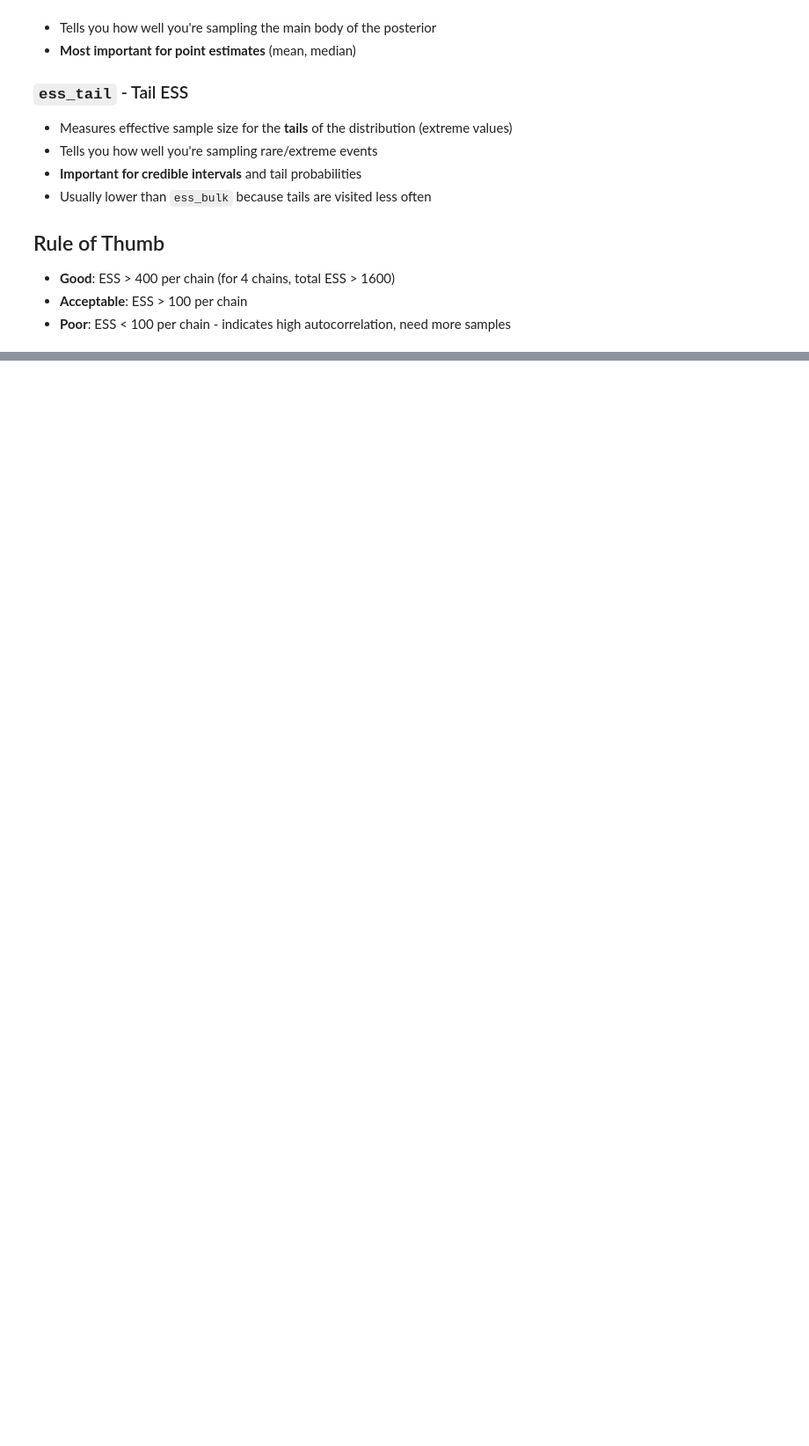
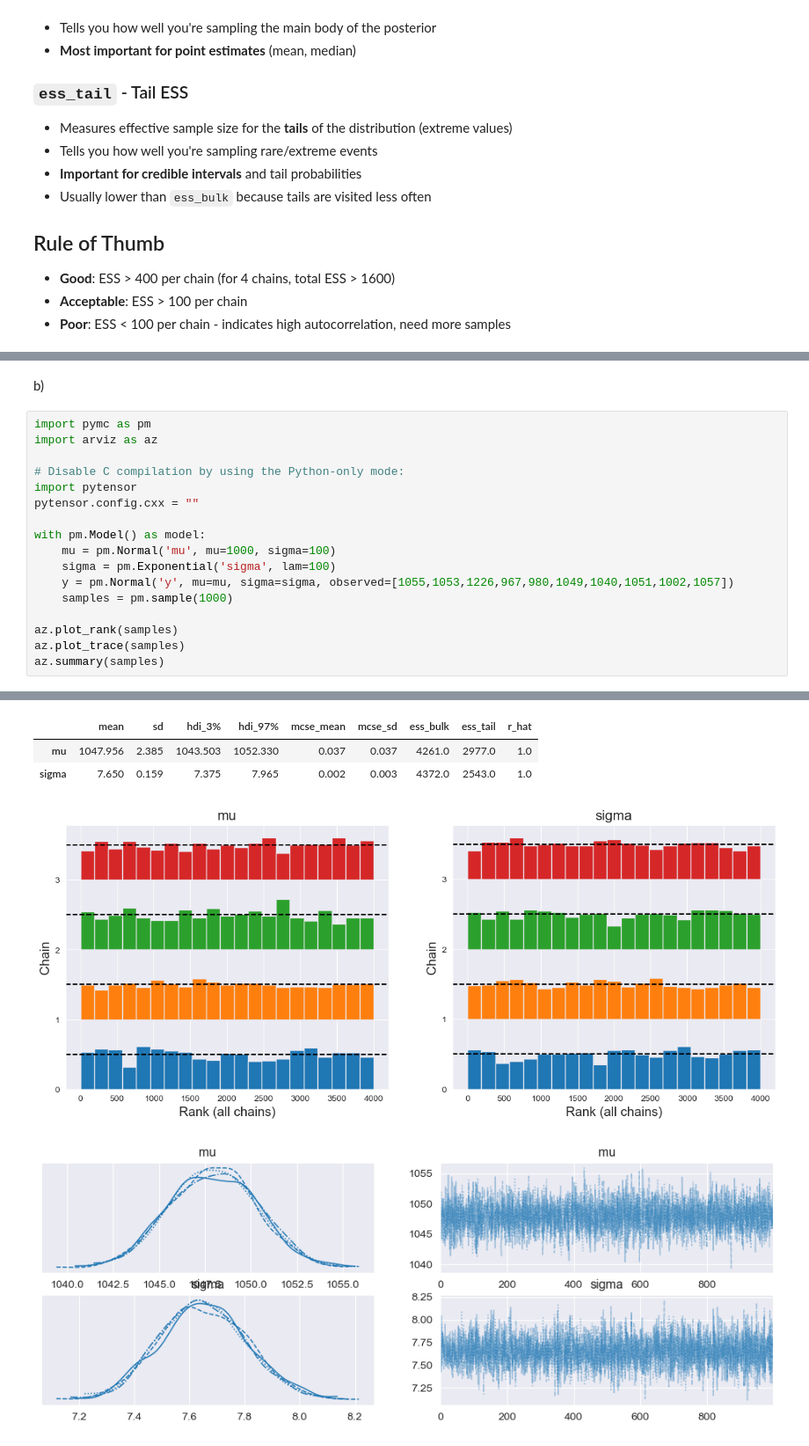
Before and after one commit to marbetschar/ZHAW-Bayesian-Machine-Learning-HS25, a Jupyter notebook: notebooks/week03/BML_Exercises_Week_03.ipynb, the cells around one changed output, grey strips where cells are left out. Shown at 88% size. Drawn from its saved outputs; the diff is of its cells as text; blank space fills up the shorter version.

```diff
--- a/notebooks/week03/BML_Exercises_Week_03.ipynb
+++ b/notebooks/week03/BML_Exercises_Week_03.ipynb
@@ -515,0 +537,20 @@ az.summary(trunc_normal_binominal_trace)
+# %% [markdown]
+b)
+# %%
+import pymc as pm
+import arviz as az
+
+# Disable C compilation by using the Python-only mode:
+import pytensor
+pytensor.config.cxx = ""
+
+with pm.Model() as model:
+    mu = pm.Normal('mu', mu=1000, sigma=100)
+    sigma = pm.Exponential('sigma', lam=100)
+    y = pm.Normal('y', mu=mu, sigma=sigma, observed=[1055,1053,1226,967,980,1049,1040,1051,1002,1057])
+    samples = pm.sample(1000)
+
+az.plot_rank(samples)
+az.plot_trace(samples)
+az.summary(samples)
+# %% [output]
@@ -515,0 +563,5 @@ az.summary(trunc_normal_binominal_trace)
+|  | mean | sd | hdi_3% | hdi_97% | mcse_mean | mcse_sd | ess_bulk | ess_tail | r_hat |
+| mu | 1047.956 | 2.385 | 1043.503 | 1052.330 | 0.037 | 0.037 | 4261.0 | 2977.0 | 1.0 |
+| sigma | 7.650 | 0.159 | 7.375 | 7.965 | 0.002 | 0.003 | 4372.0 | 2543.0 | 1.0 |
+[figure, added]
+[figure, added]
```
Also changed, not shown: parts of 30 cells of this notebook.
